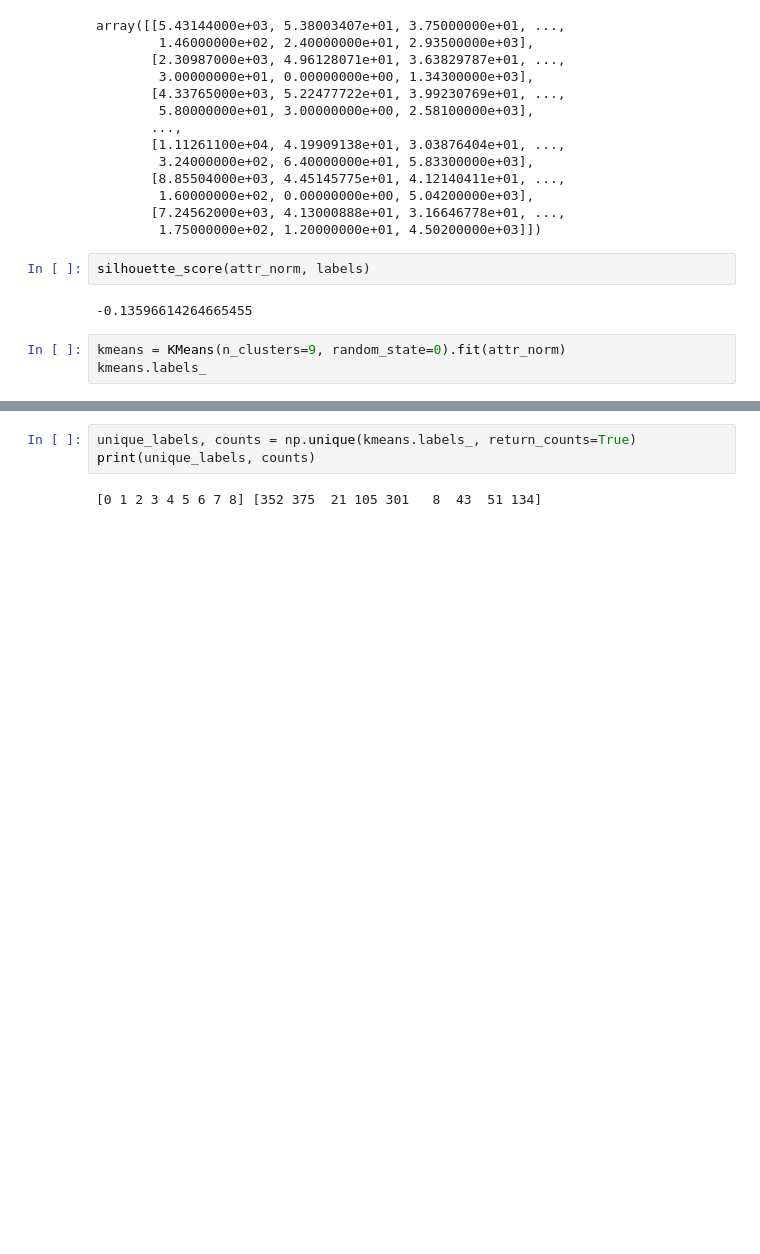
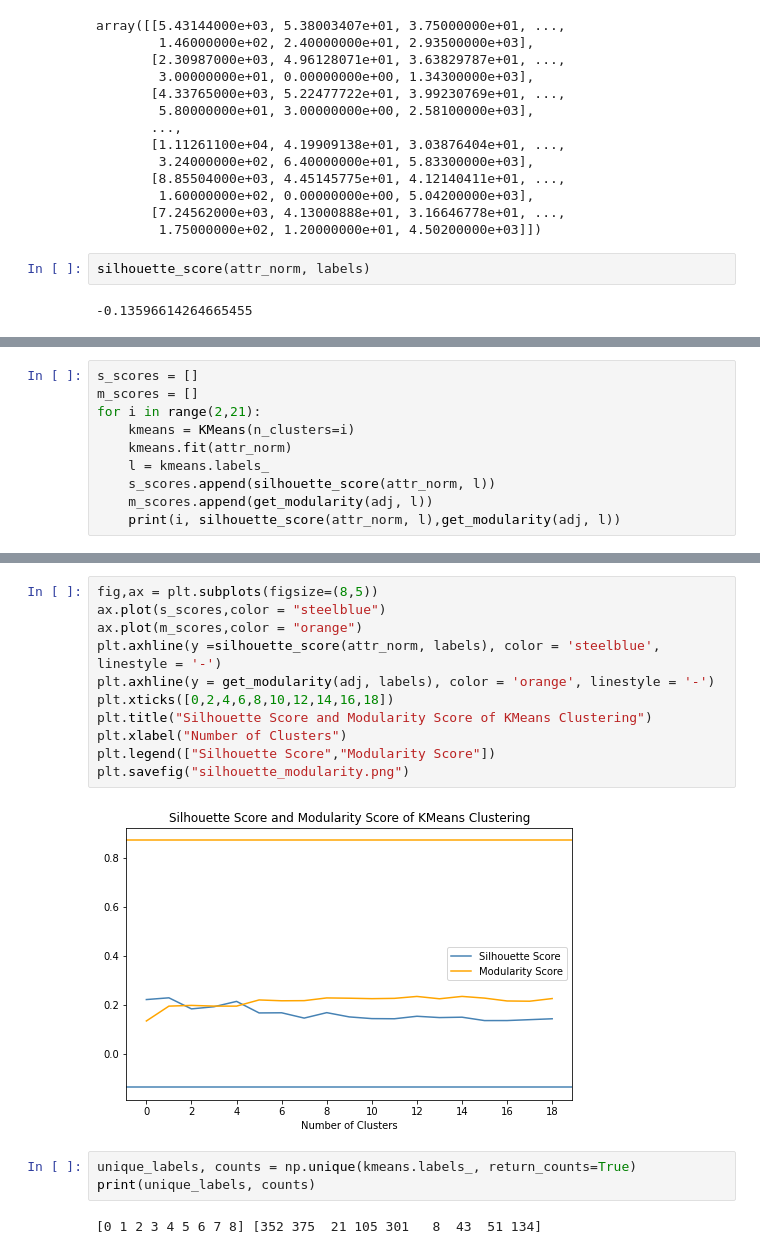
Before and after one commit to ychen884/STICC-GCC, a Jupyter notebook: try_louvain.ipynb, the cells around one changed output, grey strips where cells are left out. Cells and saved outputs as stored; diff of their text form; blank space fills up the shorter version.

```diff
--- a/try_louvain.ipynb
+++ b/try_louvain.ipynb
@@ -97,6 +109,3 @@ array([[5.43144000e+03, 5.38003407e+01, 3.75000000e+01, ...,
 silhouette_score(attr_norm, labels)
 # %% [output]
 -0.13596614264665455
-# %%
-kmeans = KMeans(n_clusters=9, random_state=0).fit(attr_norm)
-kmeans.labels_
@@ -104,0 +112,10 @@ array([0, 0, 0, ..., 4, 0, 1], dtype=int32)
+# %%
+s_scores = []
+m_scores = []
+for i in range(2,21):
+    kmeans = KMeans(n_clusters=i)
+    kmeans.fit(attr_norm)
+    l = kmeans.labels_
+    s_scores.append(silhouette_score(attr_norm, l))
+    m_scores.append(get_modularity(adj, l))
+    print(i, silhouette_score(attr_norm, l),get_modularity(adj, l))
@@ -105,3 +142,16 @@ array([0, 0, 0, ..., 4, 0, 1], dtype=int32)
+# %%
+fig,ax = plt.subplots(figsize=(8,5))
+ax.plot(s_scores,color = "steelblue")
+ax.plot(m_scores,color = "orange")
+plt.axhline(y =silhouette_score(attr_norm, labels), color = 'steelblue', linestyle = '-')
+plt.axhline(y = get_modularity(adj, labels), color = 'orange', linestyle = '-')
+plt.xticks([0,2,4,6,8,10,12,14,16,18])
+plt.title("Silhouette Score and Modularity Score of KMeans Clustering")
+plt.xlabel("Number of Clusters")
+plt.legend(["Silhouette Score","Modularity Score"])
+plt.savefig("silhouette_modularity.png")
+# %% [output]
+[figure, added]
 # %%
 unique_labels, counts = np.unique(kmeans.labels_, return_counts=True)
 print(unique_labels, counts)
```
Also changed, not shown: parts of 9 cells of this notebook, 1 other file.
